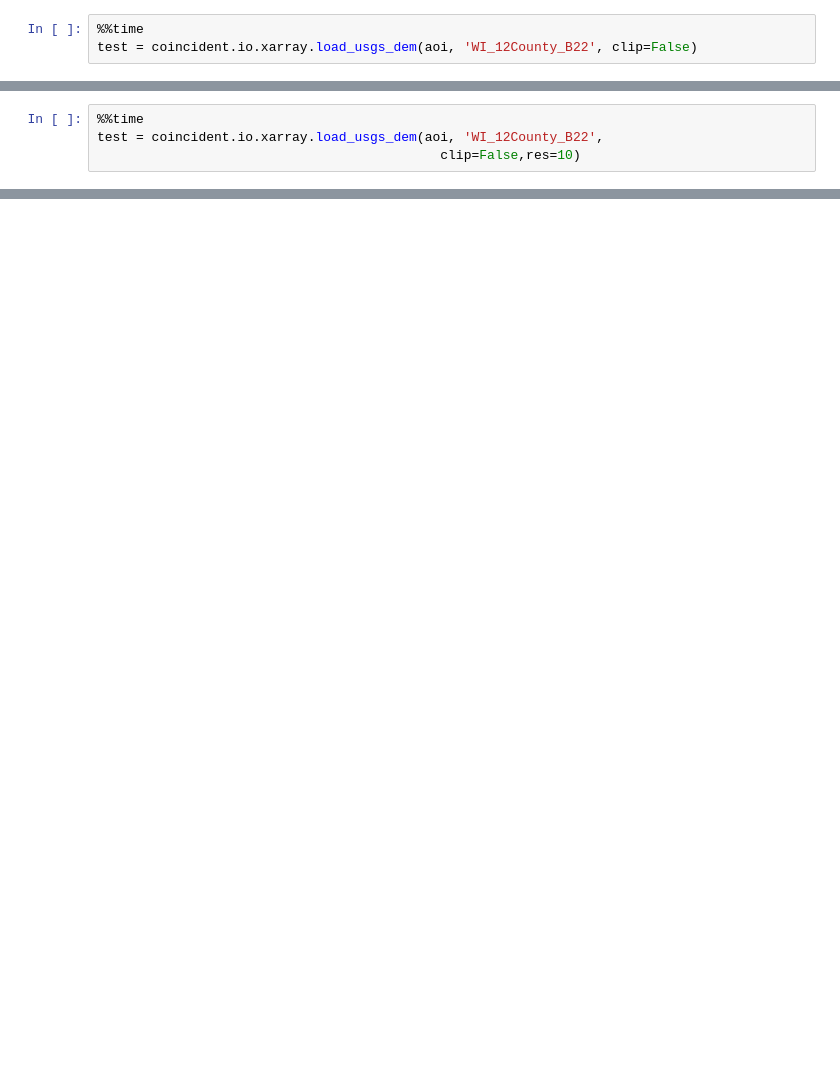
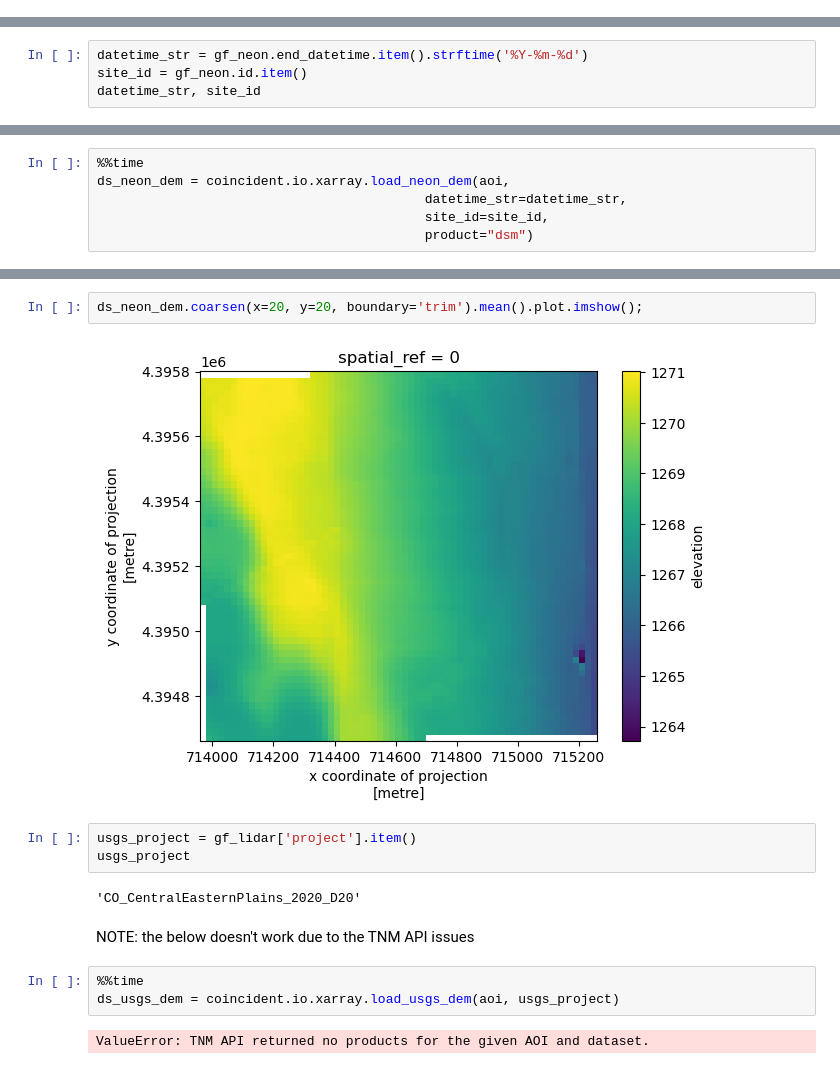
Before and after one commit to uw-cryo/coincident, a Jupyter notebook: docs/examples/vendor_dems.ipynb, the cells around one changed output, grey strips where cells are left out. Saved outputs shown, nothing was run; the diff lists cells and outputs as text; blank space fills up the shorter version.

Commit message:
download funcs for non-neon/usgs

```diff
--- a/docs/examples/vendor_dems.ipynb
+++ b/docs/examples/vendor_dems.ipynb
@@ -198,3 +127,0 @@ Attributes: (0)
-# %%
-%%time
-test = coincident.io.xarray.load_usgs_dem(aoi, 'WI_12County_B22', clip=False)
@@ -231,4 +127,0 @@ Attributes: (0)
-# %%
-%%time
-test = coincident.io.xarray.load_usgs_dem(aoi, 'WI_12County_B22',
-                                            clip=False,res=10)
@@ -264,0 +128,4 @@ Attributes: (0)
+# %%
+datetime_str = gf_neon.end_datetime.item().strftime('%Y-%m-%d')
+site_id = gf_neon.id.item()
+datetime_str, site_id
@@ -264,0 +134,6 @@ Attributes: (0)
+# %%
+%%time
+ds_neon_dem = coincident.io.xarray.load_neon_dem(aoi,
+                                          datetime_str=datetime_str,
+                                          site_id=site_id,
+                                          product="dsm")
@@ -264,0 +170,16 @@ Attributes: (0)
+# %%
+ds_neon_dem.coarsen(x=20, y=20, boundary='trim').mean().plot.imshow();
+# %% [output]
+[figure, added]
+# %%
+usgs_project = gf_lidar['project'].item()
+usgs_project
+# %% [output]
+'CO_CentralEasternPlains_2020_D20'
+# %% [markdown]
+NOTE: the below doesn't work due to the TNM API issues
+# %%
+%%time
+ds_usgs_dem = coincident.io.xarray.load_usgs_dem(aoi, usgs_project)
+# %% [output]
+ValueError: TNM API returned no products for the given AOI and dataset.
```
Also changed, not shown: parts of 64 cells of this notebook, 6 other files.
